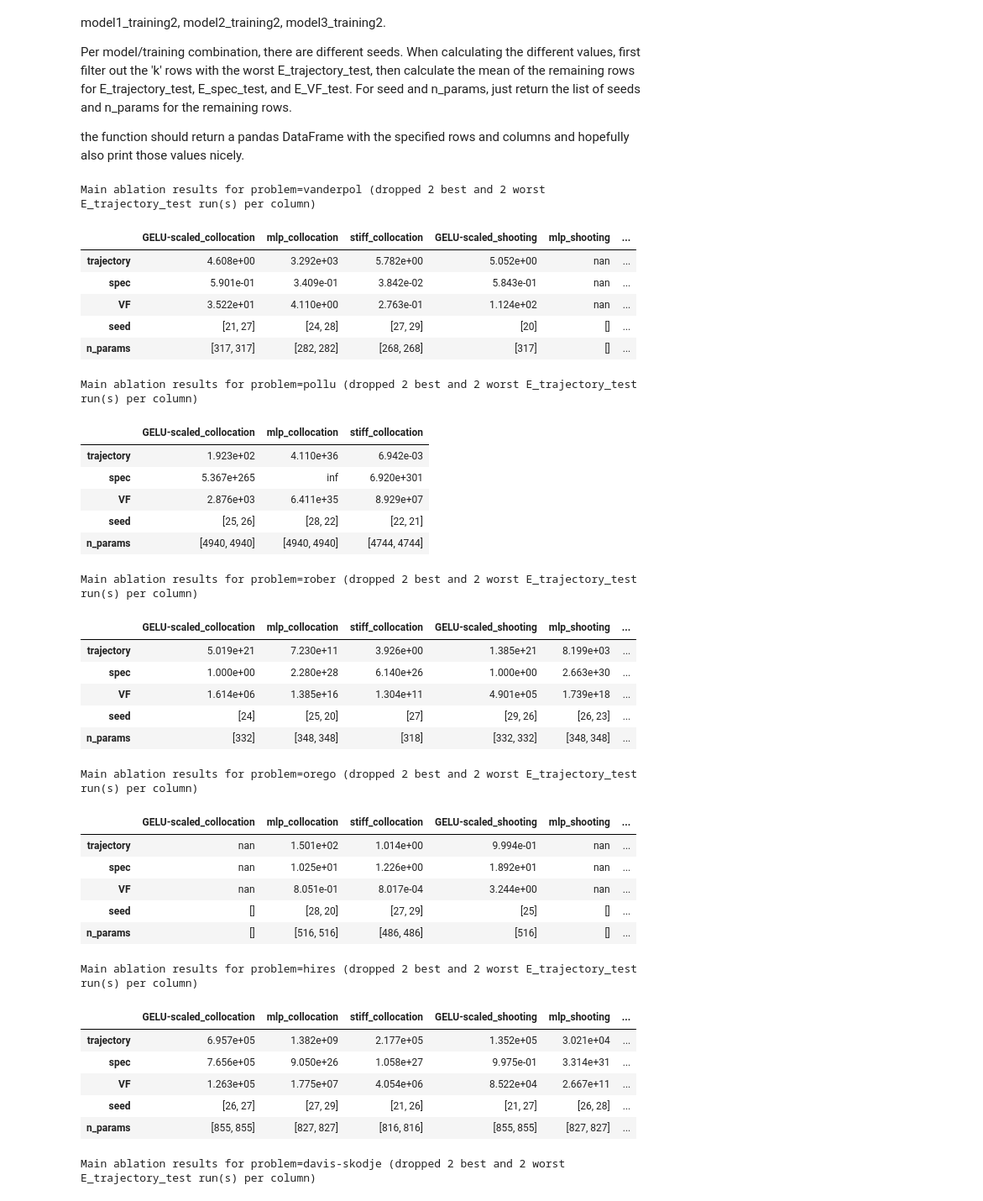
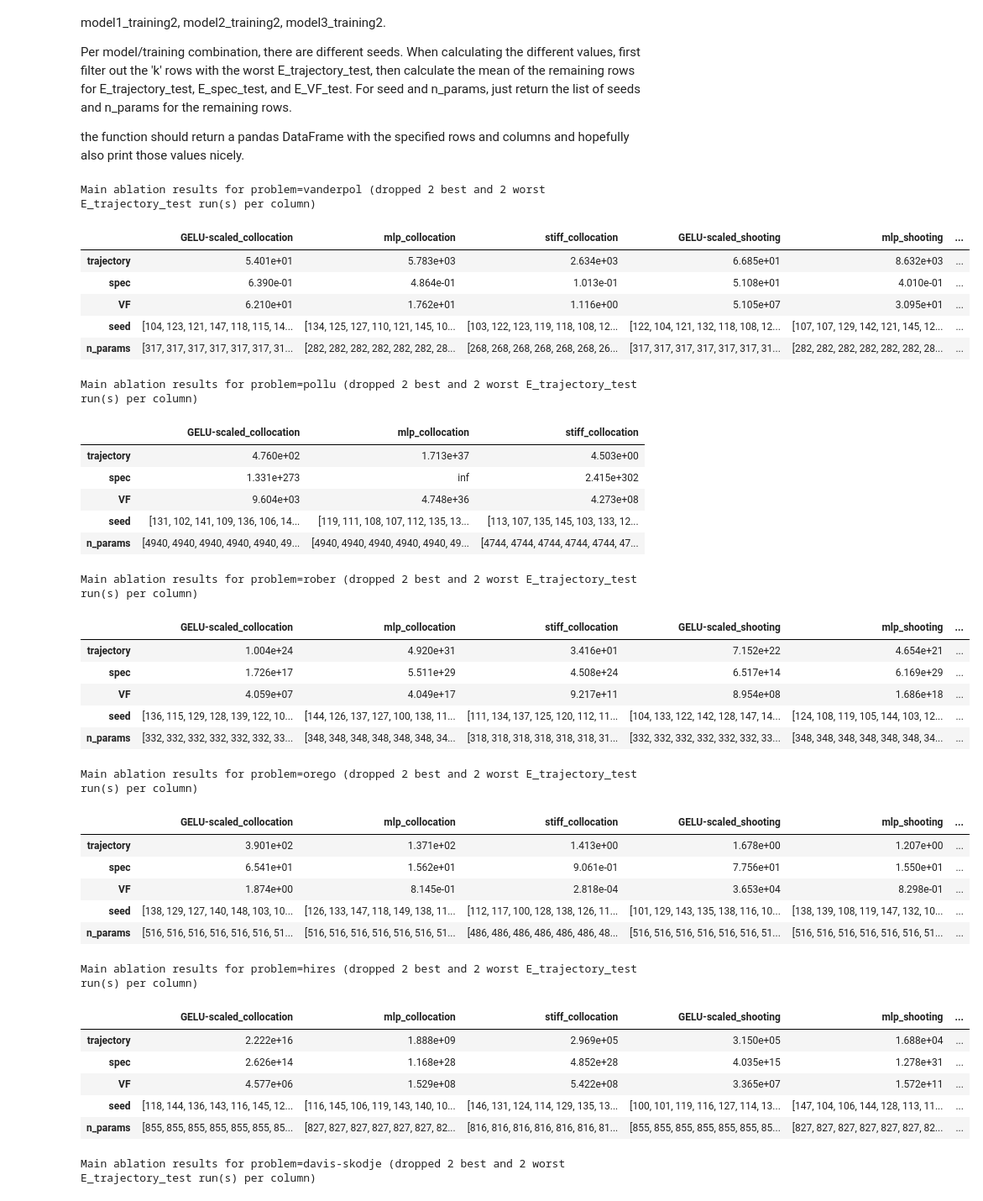
Before and after one commit to xenakistheo/BVPsolver, a Jupyter notebook: analysis/final_mainablation_results.ipynb, the cells around one changed output. Shown at 84% size. Saved outputs shown, nothing was run; the diff lists cells and outputs as text; code cells hidden in the pictures.

```diff
--- a/analysis/final_mainablation_results.ipynb
+++ b/analysis/final_mainablation_results.ipynb
@@ -39,7 +39,7 @@ memory usage: 619.4+ KB
 DB = DB[DB['E_VF_test'].notnull()]
 
 # Remove rows where seed is not between 10 and 20 (inclusive)
-DB = DB[(DB['seed'] >= 20) & (DB['seed'] <= 29)]
+DB = DB[(DB['seed'] >= 100) & (DB['seed'] <= 149)]
 
 for problem in PROBLEMS:
     for pretraining in PRETRAINING_OPTIONS:
@@ -110,14 +117,14 @@ Per model/training combination, there are different seeds. When calculating the
 
 the function should return a pandas DataFrame with the specified rows and columns and hopefully also print those values nicely.
 # %%
-def mainablation_results(db, problem, k=4, model_order=None, training_order=None):
+def mainablation_results(db, problem, k=4, model_order=None, training_order=None, agg="mean"):
     """Build a model x training summary table for a given problem.
 
     Per (model, training) combination, drops the `k` rows with the worst
     (highest) E_trajectory_test and the `k` rows with the best (lowest)
-    E_trajectory_test, then averages E_trajectory_test, E_spec_test,
-    E_VF_test over the remaining rows; seed and n_params are kept as lists
-    of the remaining rows' values.
+    E_trajectory_test, then aggregates E_trajectory_test, E_spec_test,
+    E_VF_test over the remaining rows with `agg` ("mean", "median" or "min");
+    seed and n_params are kept as lists of the remaining rows' values.
     """
     sub = db[db["problem"] == problem]
 
@@ -126,68 +133,68 @@ def mainablation_results(db, problem, k=4, model_order=None, training_order=None
     if training_order is None:
         # "none" means no post-training step (pretraining-only run); exclude it
         # so the default is the two real training methods (collocation, shooting).
         training_order = sorted(t for t in sub["training"].dropna().unique() if t != "none")
 
     columns = [f"{model}_{training}" for training in training_order for model in model_order]
     row_names = ["trajectory", "spec", "VF", "seed", "n_params"]
     table = pd.DataFrame(index=row_names, columns=columns, dtype=object)
 
     for training in training_order:
         for model in model_order:
             col = f"{model}_{training}"
             grp = sub[(sub["model"] == model) & (sub["training"] == training)]
             grp = grp.sort_values("E_trajectory_test", ascending=True)  # best first
             kept = grp.iloc[k:len(grp) - k] if k > 0 else grp
 
-            table.loc["trajectory", col] = f"{kept['E_trajectory_test'].mean():.3e}"
-            table.loc["spec", col] = f"{kept['E_spec_test'].mean():.3e}"
-            table.loc["VF", col] = f"{kept['E_VF_test'].mean():.3e}"
+            table.loc["trajectory", col] = f"{kept['E_trajectory_test'].agg(agg):.3e}"
+            table.loc["spec", col] = f"{kept['E_spec_test'].agg(agg):.3e}"
+            table.loc["VF", col] = f"{kept['E_VF_test'].agg(agg):.3e}"
             table.loc["seed", col] = list(kept["seed"])
             table.loc["n_params", col] = list(kept["n_params"])
 
     # print(f"Main ablation results for problem={problem} (dropped {k} best and {k} worst E_trajectory_test run(s) per column)")
     # print(table.to_string())
 
     return table
 
 for p in PROBLEMS:
     print(f"Main ablation results for problem={p} (dropped {2} best and {2} worst E_trajectory_test run(s) per column)")
     display(mainablation_results(DB, p))
 # %% [output]
 Main ablation results for problem=vanderpol (dropped 2 best and 2 worst E_trajectory_test run(s) per column)
 |  | GELU-scaled_collocation | mlp_collocation | stiff_collocation | GELU-scaled_shooting | mlp_shooting | ... |
-| trajectory | 4.608e+00 | 3.292e+03 | 5.782e+00 | 5.052e+00 | nan | ... |
-| spec | 5.901e-01 | 3.409e-01 | 3.842e-02 | 5.843e-01 | nan | ... |
-| VF | 3.522e+01 | 4.110e+00 | 2.763e-01 | 1.124e+02 | nan | ... |
-| seed | [21, 27] | [24, 28] | [27, 29] | [20] | [] | ... |
-| n_params | [317, 317] | [282, 282] | [268, 268] | [317] | [] | ... |
+| trajectory | 5.401e+01 | 5.783e+03 | 2.634e+03 | 6.685e+01 | 8.632e+03 | ... |
+| spec | 6.390e-01 | 4.864e-01 | 1.013e-01 | 5.108e+01 | 4.010e-01 | ... |
+| VF | 6.210e+01 | 1.762e+01 | 1.116e+00 | 5.105e+07 | 3.095e+01 | ... |
+| seed | [104, 123, 121, 147, 118, 115, 14... | [134, 125, 127, 110, 121, 145, 10... | [103, 122, 123, 119, 118, 108, 12... | [122, 104, 121, 132, 118, 108, 12... | [107, 107, 129, 142, 121, 145, 12... | ... |
+| n_params | [317, 317, 317, 317, 317, 317, 31... | [282, 282, 282, 282, 282, 282, 28... | [268, 268, 268, 268, 268, 268, 26... | [317, 317, 317, 317, 317, 317, 31... | [282, 282, 282, 282, 282, 282, 28... | ... |
 Main ablation results for problem=pollu (dropped 2 best and 2 worst E_trajectory_test run(s) per column)
 |  | GELU-scaled_collocation | mlp_collocation | stiff_collocation |
-| trajectory | 1.923e+02 | 4.110e+36 | 6.942e-03 |
-| spec | 5.367e+265 | inf | 6.920e+301 |
-| VF | 2.876e+03 | 6.411e+35 | 8.929e+07 |
-| seed | [25, 26] | [28, 22] | [22, 21] |
-| n_params | [4940, 4940] | [4940, 4940] | [4744, 4744] |
+| trajectory | 4.760e+02 | 1.713e+37 | 4.503e+00 |
+| spec | 1.331e+273 | inf | 2.415e+302 |
+| VF | 9.604e+03 | 4.748e+36 | 4.273e+08 |
+| seed | [131, 102, 141, 109, 136, 106, 14... | [119, 111, 108, 107, 112, 135, 13... | [113, 107, 135, 145, 103, 133, 12... |
+| n_params | [4940, 4940, 4940, 4940, 4940, 49... | [4940, 4940, 4940, 4940, 4940, 49... | [4744, 4744, 4744, 4744, 4744, 47... |
 Main ablation results for problem=rober (dropped 2 best and 2 worst E_trajectory_test run(s) per column)
 |  | GELU-scaled_collocation | mlp_collocation | stiff_collocation | GELU-scaled_shooting | mlp_shooting | ... |
-| trajectory | 5.019e+21 | 7.230e+11 | 3.926e+00 | 1.385e+21 | 8.199e+03 | ... |
-| spec | 1.000e+00 | 2.280e+28 | 6.140e+26 | 1.000e+00 | 2.663e+30 | ... |
-| VF | 1.614e+06 | 1.385e+16 | 1.304e+11 | 4.901e+05 | 1.739e+18 | ... |
-| seed | [24] | [25, 20] | [27] | [29, 26] | [26, 23] | ... |
-| n_params | [332] | [348, 348] | [318] | [332, 332] | [348, 348] | ... |
+| trajectory | 1.004e+24 | 4.920e+31 | 3.416e+01 | 7.152e+22 | 4.654e+21 | ... |
+| spec | 1.726e+17 | 5.511e+29 | 4.508e+24 | 6.517e+14 | 6.169e+29 | ... |
+| VF | 4.059e+07 | 4.049e+17 | 9.217e+11 | 8.954e+08 | 1.686e+18 | ... |
+| seed | [136, 115, 129, 128, 139, 122, 10... | [144, 126, 137, 127, 100, 138, 11... | [111, 134, 137, 125, 120, 112, 11... | [104, 133, 122, 142, 128, 147, 14... | [124, 108, 119, 105, 144, 103, 12... | ... |
+| n_params | [332, 332, 332, 332, 332, 332, 33... | [348, 348, 348, 348, 348, 348, 34... | [318, 318, 318, 318, 318, 318, 31... | [332, 332, 332, 332, 332, 332, 33... | [348, 348, 348, 348, 348, 348, 34... | ... |
 Main ablation results for problem=orego (dropped 2 best and 2 worst E_trajectory_test run(s) per column)
 |  | GELU-scaled_collocation | mlp_collocation | stiff_collocation | GELU-scaled_shooting | mlp_shooting | ... |
-| trajectory | nan | 1.501e+02 | 1.014e+00 | 9.994e-01 | nan | ... |
-| spec | nan | 1.025e+01 | 1.226e+00 | 1.892e+01 | nan | ... |
-| VF | nan | 8.051e-01 | 8.017e-04 | 3.244e+00 | nan | ... |
-| seed | [] | [28, 20] | [27, 29] | [25] | [] | ... |
-| n_params | [] | [516, 516] | [486, 486] | [516] | [] | ... |
+| trajectory | 3.901e+02 | 1.371e+02 | 1.413e+00 | 1.678e+00 | 1.207e+00 | ... |
+| spec | 6.541e+01 | 1.562e+01 | 9.061e-01 | 7.756e+01 | 1.550e+01 | ... |
+| VF | 1.874e+00 | 8.145e-01 | 2.818e-04 | 3.653e+04 | 8.298e-01 | ... |
+| seed | [138, 129, 127, 140, 148, 103, 10... | [126, 133, 147, 118, 149, 138, 11... | [112, 117, 100, 128, 138, 126, 11... | [101, 129, 143, 135, 138, 116, 10... | [138, 139, 108, 119, 147, 132, 10... | ... |
+| n_params | [516, 516, 516, 516, 516, 516, 51... | [516, 516, 516, 516, 516, 516, 51... | [486, 486, 486, 486, 486, 486, 48... | [516, 516, 516, 516, 516, 516, 51... | [516, 516, 516, 516, 516, 516, 51... | ... |
 Main ablation results for problem=hires (dropped 2 best and 2 worst E_trajectory_test run(s) per column)
 |  | GELU-scaled_collocation | mlp_collocation | stiff_collocation | GELU-scaled_shooting | mlp_shooting | ... |
-| trajectory | 6.957e+05 | 1.382e+09 | 2.177e+05 | 1.352e+05 | 3.021e+04 | ... |
-| spec | 7.656e+05 | 9.050e+26 | 1.058e+27 | 9.975e-01 | 3.314e+31 | ... |
-| VF | 1.263e+05 | 1.775e+07 | 4.054e+06 | 8.522e+04 | 2.667e+11 | ... |
-| seed | [26, 27] | [27, 29] | [21, 26] | [21, 27] | [26, 28] | ... |
-| n_params | [855, 855] | [827, 827] | [816, 816] | [855, 855] | [827, 827] | ... |
+| trajectory | 2.222e+16 | 1.888e+09 | 2.969e+05 | 3.150e+05 | 1.688e+04 | ... |
+| spec | 2.626e+14 | 1.168e+28 | 4.852e+28 | 4.035e+15 | 1.278e+31 | ... |
+| VF | 4.577e+06 | 1.529e+08 | 5.422e+08 | 3.365e+07 | 1.572e+11 | ... |
+| seed | [118, 144, 136, 143, 116, 145, 12... | [116, 145, 106, 119, 143, 140, 10... | [146, 131, 124, 114, 129, 135, 13... | [100, 101, 119, 116, 127, 114, 13... | [147, 104, 106, 144, 128, 113, 11... | ... |
+| n_params | [855, 855, 855, 855, 855, 855, 85... | [827, 827, 827, 827, 827, 827, 82... | [816, 816, 816, 816, 816, 816, 81... | [855, 855, 855, 855, 855, 855, 85... | [827, 827, 827, 827, 827, 827, 82... | ... |
 Main ablation results for problem=davis-skodje (dropped 2 best and 2 worst E_trajectory_test run(s) per column)
 |  | GELU-scaled_collocation | mlp_collocation | stiff_collocation | GELU-scaled_shooting | mlp_shooting | ... |
```
Also changed, not shown: parts of 11 cells of this notebook, 8 other files.
